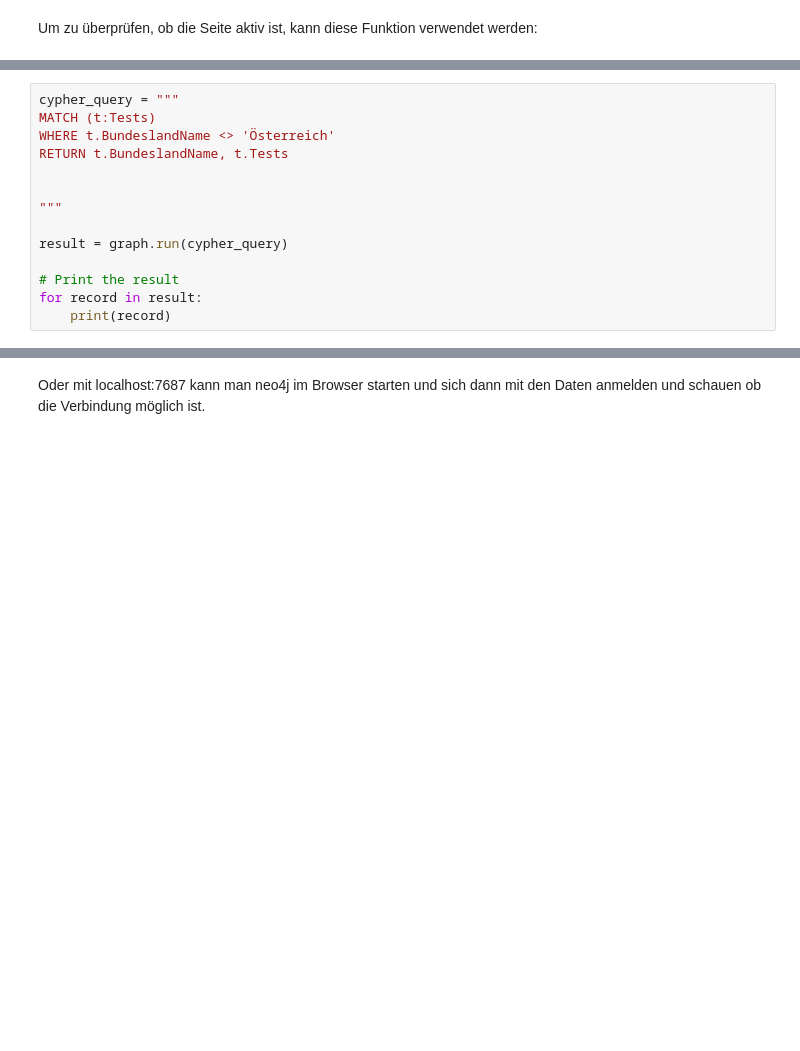
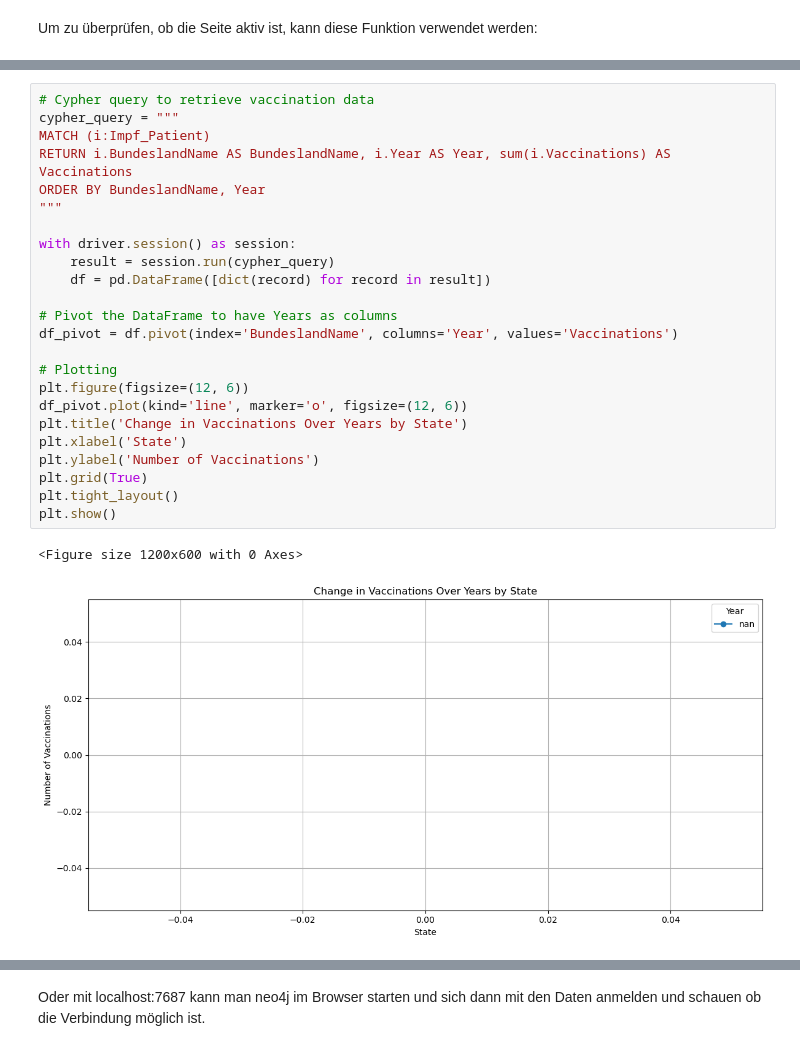
Before and after one commit to wi22b085/big-data, a Jupyter notebook: Neo4J/Neo4J.ipynb, the cells around one changed output, grey strips where cells are left out. Saved outputs shown, nothing was run; the diff lists cells and outputs as text; blank space fills up the shorter version.

```diff
--- a/Neo4J/Neo4J.ipynb
+++ b/Neo4J/Neo4J.ipynb
@@ -498,14 +504,27 @@ plt.show()
 # %%
+# Cypher query to retrieve vaccination data
 cypher_query = """
-MATCH (t:Tests)
-WHERE t.BundeslandName <> 'Österreich'
-RETURN t.BundeslandName, t.Tests
-
-
+MATCH (i:Impf_Patient)
+RETURN i.BundeslandName AS BundeslandName, i.Year AS Year, sum(i.Vaccinations) AS Vaccinations
+ORDER BY BundeslandName, Year
 """
 
-result = graph.run(cypher_query)
+with driver.session() as session:
+    result = session.run(cypher_query)
+    df = pd.DataFrame([dict(record) for record in result])
 
-# Print the result
-for record in result:
-    print(record)
+# Pivot the DataFrame to have Years as columns
+df_pivot = df.pivot(index='BundeslandName', columns='Year', values='Vaccinations')
+
+# Plotting
+plt.figure(figsize=(12, 6))
+df_pivot.plot(kind='line', marker='o', figsize=(12, 6))
+plt.title('Change in Vaccinations Over Years by State')
+plt.xlabel('State')
+plt.ylabel('Number of Vaccinations')
+plt.grid(True)
+plt.tight_layout()
+plt.show()
+# %% [output]
+<Figure size 1200x600 with 0 Axes>
+[figure, added]
```
Also changed, not shown: parts of 3 cells of this notebook, 3 other files.
